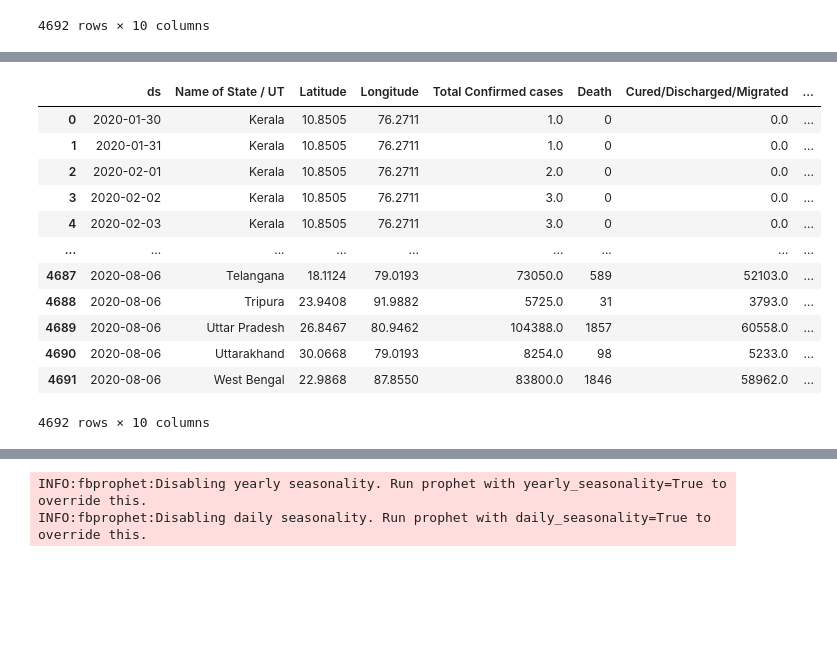
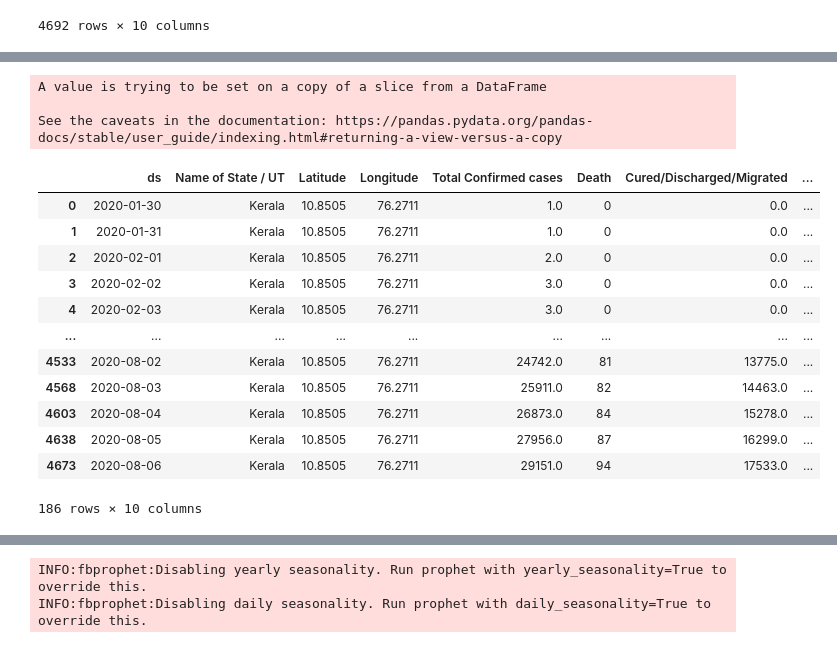
Before and after one commit to peeyush91099/Major-Project, a Jupyter notebook: covid_19.ipynb, the cells around one changed output, grey strips where cells are left out. Cells and saved outputs as stored; diff of their text form; code cells hidden in the pictures; blank space fills up the shorter version.

```diff
--- a/covid_19.ipynb
+++ b/covid_19.ipynb
@@ -48,3 +48,6 @@ df.dropna()
 | 4690 | 2020-08-06 | Uttarakhand | 30.0668 | 79.0193 | 8254.0 | 98 | 5233.0 | ... |
 | 4691 | 2020-08-06 | West Bengal | 22.9868 | 87.8550 | 83800.0 | 1846 | 58962.0 | ... |
 4692 rows × 10 columns
+# %%
+df_kerala = df[df['Name of State / UT'] == 'Kerala']
+df_kerala
@@ -51,17 +68,20 @@ df.dropna()
 # %%
-df.rename(columns = {'New cases' : 'y','Date':'ds'},inplace = True)
-df
+df_kerala.rename(columns = {'New cases' : 'y','Date':'ds'},inplace = True)
+df_kerala
 # %% [output]
+A value is trying to be set on a copy of a slice from a DataFrame
+
+See the caveats in the documentation: https://pandas.pydata.org/pandas-docs/stable/user_guide/indexing.html#returning-a-view-versus-a-copy
 |  | ds | Name of State / UT | Latitude | Longitude | Total Confirmed cases | Death | Cured/Discharged/Migrated | ... |
 | 0 | 2020-01-30 | Kerala | 10.8505 | 76.2711 | 1.0 | 0 | 0.0 | ... |
 | 1 | 2020-01-31 | Kerala | 10.8505 | 76.2711 | 1.0 | 0 | 0.0 | ... |
 | 2 | 2020-02-01 | Kerala | 10.8505 | 76.2711 | 2.0 | 0 | 0.0 | ... |
 | 3 | 2020-02-02 | Kerala | 10.8505 | 76.2711 | 3.0 | 0 | 0.0 | ... |
 | 4 | 2020-02-03 | Kerala | 10.8505 | 76.2711 | 3.0 | 0 | 0.0 | ... |
 | ... | ... | ... | ... | ... | ... | ... | ... | ... |
-| 4687 | 2020-08-06 | Telangana | 18.1124 | 79.0193 | 73050.0 | 589 | 52103.0 | ... |
-| 4688 | 2020-08-06 | Tripura | 23.9408 | 91.9882 | 5725.0 | 31 | 3793.0 | ... |
-| 4689 | 2020-08-06 | Uttar Pradesh | 26.8467 | 80.9462 | 104388.0 | 1857 | 60558.0 | ... |
-| 4690 | 2020-08-06 | Uttarakhand | 30.0668 | 79.0193 | 8254.0 | 98 | 5233.0 | ... |
-| 4691 | 2020-08-06 | West Bengal | 22.9868 | 87.8550 | 83800.0 | 1846 | 58962.0 | ... |
+| 4533 | 2020-08-02 | Kerala | 10.8505 | 76.2711 | 24742.0 | 81 | 13775.0 | ... |
+| 4568 | 2020-08-03 | Kerala | 10.8505 | 76.2711 | 25911.0 | 82 | 14463.0 | ... |
+| 4603 | 2020-08-04 | Kerala | 10.8505 | 76.2711 | 26873.0 | 84 | 15278.0 | ... |
+| 4638 | 2020-08-05 | Kerala | 10.8505 | 76.2711 | 27956.0 | 87 | 16299.0 | ... |
+| 4673 | 2020-08-06 | Kerala | 10.8505 | 76.2711 | 29151.0 | 94 | 17533.0 | ... |
-4692 rows × 10 columns
+186 rows × 10 columns
```
Also changed, not shown: parts of 12 cells of this notebook.
